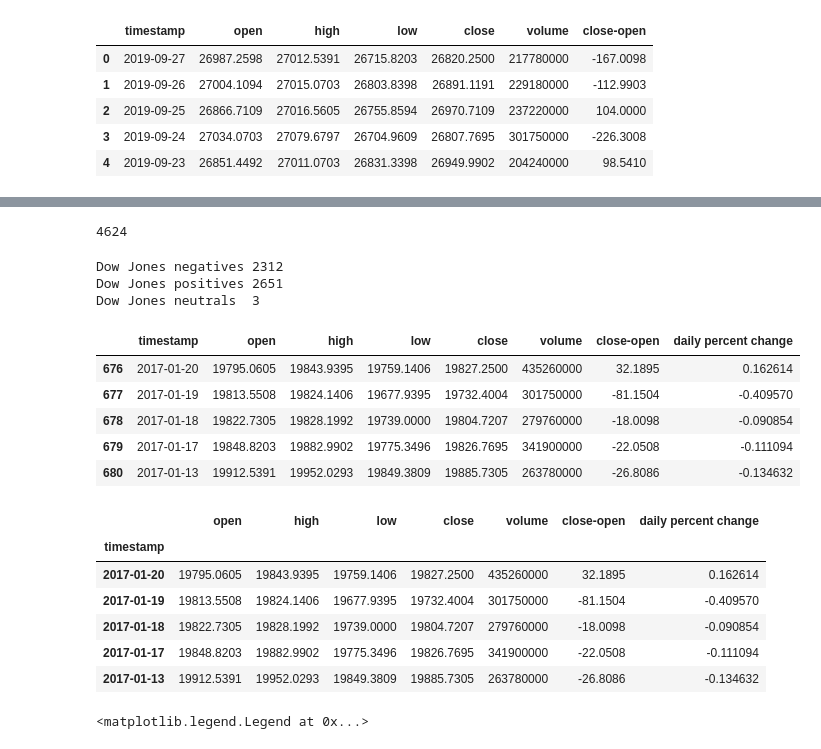
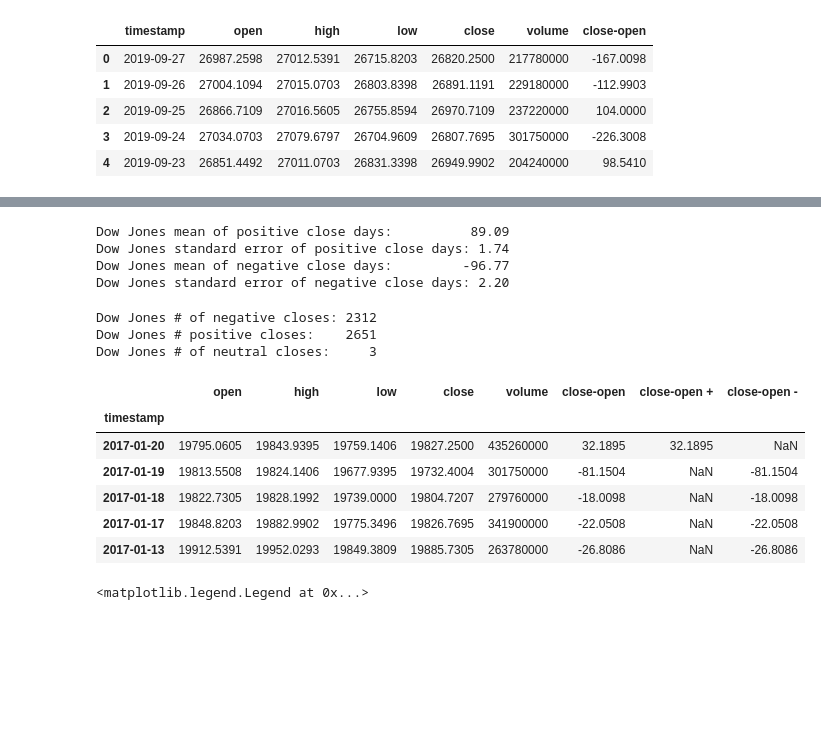
Before and after one commit to 123bmoney0/Project-1---Brute-Force, a Jupyter notebook: Project 1 Brute Force continuing code.ipynb, the cells around one changed output, grey strips where cells are left out. Drawn from its saved outputs; the diff is of its cells as text; code cells hidden in the pictures; blank space fills up the shorter version.

```diff
--- a/Project 1 Brute Force continuing code.ipynb
+++ b/Project 1 Brute Force continuing code.ipynb
@@ -41,3 +33,0 @@ dow_jones_close.head()
-# %%
-dow_jones_close['daily percent change'] = dow_jones_close['close-open']/dow_jones_close['open']*100
-dow_jones_close.head()
@@ -89,4 +73,5 @@ dow_jones_close_no_index.head()
 # %%
-dow_jones_close_no_index['close-open +']=dow_jones_close_no_index['close-open'].where(dow_jones_close_no_index['close-open']>0).apply(np.mean)
-dow_jones_close_no_index
+# Add a column for the positive closing days
+dow_jones_close_no_index['close-open +']=dow_jones_close_no_index['close-open'].where(dow_jones_close_no_index['close-open']>0)
+dow_jones_close_no_index.head()
 # %% [output]
@@ -111,0 +85,4 @@ dow_jones_close_no_index
+# %%
+# Add a column for the negative closing days
+dow_jones_close_no_index['close-open -']=dow_jones_close_no_index['close-open'].where(dow_jones_close_no_index['close-open']<0)
+dow_jones_close_no_index.head()
@@ -112 +97,18 @@ dow_jones_close_no_index
+# %%
+# Calculate the mean of close-open + column and the standard error
+dow_jones_positive_closes_mean = dow_jones_close_no_index.loc[:,'close-open +'].mean()
+dow_jones_positive_closes_stderror = dow_jones_close_no_index.loc[:,'close-open +'].sem()
+print('Dow Jones mean of positive close days:         ', '{0:.2f}'.format(dow_jones_positive_closes_mean))
+print('Dow Jones standard error of positive close days:', '{0:.2f}'.format(dow_jones_positive_closes_stderror))
+
+# Calculate the mean of close-open - column and the standard error
+dow_jones_negative_closes_mean = dow_jones_close_no_index.loc[:,'close-open -'].mean()
+dow_jones_negative_closes_stderror = dow_jones_close_no_index.loc[:,'close-open -'].sem()
+print('Dow Jones mean of negative close days:        ', '{0:.2f}'.format(dow_jones_negative_closes_mean))
+print('Dow Jones standard error of negative close days:', '{0:.2f}'.format(dow_jones_negative_closes_stderror))
+# %% [output]
+Dow Jones mean of positive close days:          89.09
+Dow Jones standard error of positive close days: 1.74
+Dow Jones mean of negative close days:         -96.77
+Dow Jones standard error of negative close days: 2.20
 # %%
@@ -114,47 +116,33 @@ dow_jones_close_no_index
 #b = dow_jones_close['timestamp'][0] - dow_jones_close['timestamp'][1]
 #print(b)
-# %%
-dow_negatives = dow_jones_close_no_index.lt(0).sum().sum()
-print(dow_negatives)
-# %% [output]
-4624
 # %%
 # Total number of days the market was up (+), down (-), or neutral from 1/3/2000-9/27/2019
 negatives = len(dow_jones_close_no_index.loc[(dow_jones_close_no_index['close-open'] < 0)])
 positives = len(dow_jones_close_no_index.loc[(dow_jones_close_no_index['close-open'] > 0)])
 neutrals =  len(dow_jones_close_no_index.loc[(dow_jones_close_no_index['close-open'] == 0)])
-print('Dow Jones negatives', negatives)
-print('Dow Jones positives', positives)
-print('Dow Jones neutrals ', neutrals)
+
+print('Dow Jones # of negative closes:', negatives)
+print('Dow Jones # positive closes:   ', positives)
+print('Dow Jones # of neutral closes:    ', neutrals)
 # %% [output]
-Dow Jones negatives 2312
-Dow Jones positives 2651
-Dow Jones neutrals  3
+Dow Jones # of negative closes: 2312
+Dow Jones # positive closes:    2651
+Dow Jones # of neutral closes:     3
 # %%
 # Begin with all the election-to-inauguration dates (Trump, Obama 1, Bush 1, Obama 2, Bush 2)
 # %%
 # Create a database for dates between Trump's election (11/8/2016)
 # and his inauguration (1/20/2017)    where ea stands for election to inauguration
-trump_ea_df = dow_jones_close[676:726]
+trump_ea_df = dow_jones_close_no_index[676:726]
 trump_ea_df.head()
 # %% [output]
-|  | timestamp | open | high | low | close | volume | close-open | daily percent change |
-| 676 | 2017-01-20 | 19795.0605 | 19843.9395 | 19759.1406 | 19827.2500 | 435260000 | 32.1895 | 0.162614 |
-| 677 | 2017-01-19 | 19813.5508 | 19824.1406 | 19677.9395 | 19732.4004 | 301750000 | -81.1504 | -0.409570 |
-| 678 | 2017-01-18 | 19822.7305 | 19828.1992 | 19739.0000 | 19804.7207 | 279760000 | -18.0098 | -0.090854 |
-| 679 | 2017-01-17 | 19848.8203 | 19882.9902 | 19775.3496 | 19826.7695 | 341900000 | -22.0508 | -0.111094 |
-| 680 | 2017-01-13 | 19912.5391 | 19952.0293 | 19849.3809 | 19885.7305 | 263780000 | -26.8086 | -0.134632 |
+|  | open | high | low | close | volume | close-open | close-open + | close-open - |
+| timestamp |  |  |  |  |  |  |  |  |
+| 2017-01-20 | 19795.0605 | 19843.9395 | 19759.1406 | 19827.2500 | 435260000 | 32.1895 | 32.1895 | NaN |
+| 2017-01-19 | 19813.5508 | 19824.1406 | 19677.9395 | 19732.4004 | 301750000 | -81.1504 | NaN | -81.1504 |
+| 2017-01-18 | 19822.7305 | 19828.1992 | 19739.0000 | 19804.7207 | 279760000 | -18.0098 | NaN | -18.0098 |
+| 2017-01-17 | 19848.8203 | 19882.9902 | 19775.3496 | 19826.7695 | 341900000 | -22.0508 | NaN | -22.0508 |
+| 2017-01-13 | 19912.5391 | 19952.0293 | 19849.3809 | 19885.7305 | 263780000 | -26.8086 | NaN | -26.8086 |
-# %%
-trump_ea_date_index = trump_ea_df.set_index('timestamp')
-trump_ea_date_index.head()
-# %% [output]
-|  | open | high | low | close | volume | close-open | daily percent change |
-| timestamp |  |  |  |  |  |  |  |
-| 2017-01-20 | 19795.0605 | 19843.9395 | 19759.1406 | 19827.2500 | 435260000 | 32.1895 | 0.162614 |
-| 2017-01-19 | 19813.5508 | 19824.1406 | 19677.9395 | 19732.4004 | 301750000 | -81.1504 | -0.409570 |
-| 2017-01-18 | 19822.7305 | 19828.1992 | 19739.0000 | 19804.7207 | 279760000 | -18.0098 | -0.090854 |
-| 2017-01-17 | 19848.8203 | 19882.9902 | 19775.3496 | 19826.7695 | 341900000 | -22.0508 | -0.111094 |
-| 2017-01-13 | 19912.5391 | 19952.0293 | 19849.3809 | 19885.7305 | 263780000 | -26.8086 | -0.134632 |
 # %%
 # Generate the Plot (Accounting for percentages)
 # set limit of x (all drug data ends at 45 days)
```
Also changed, not shown: parts of 38 cells of this notebook.
